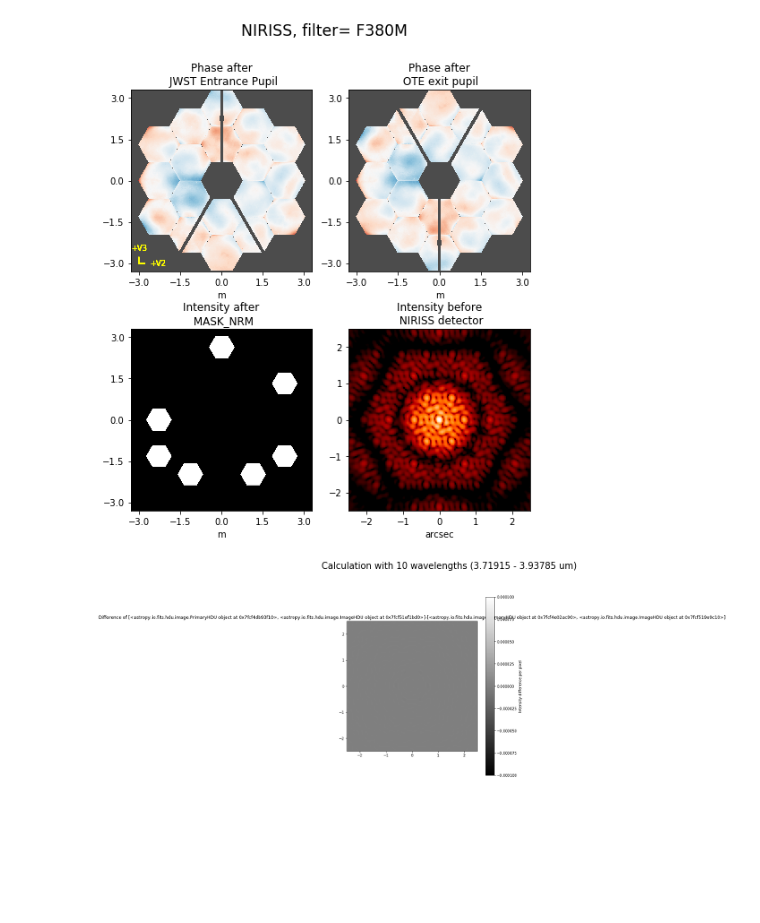
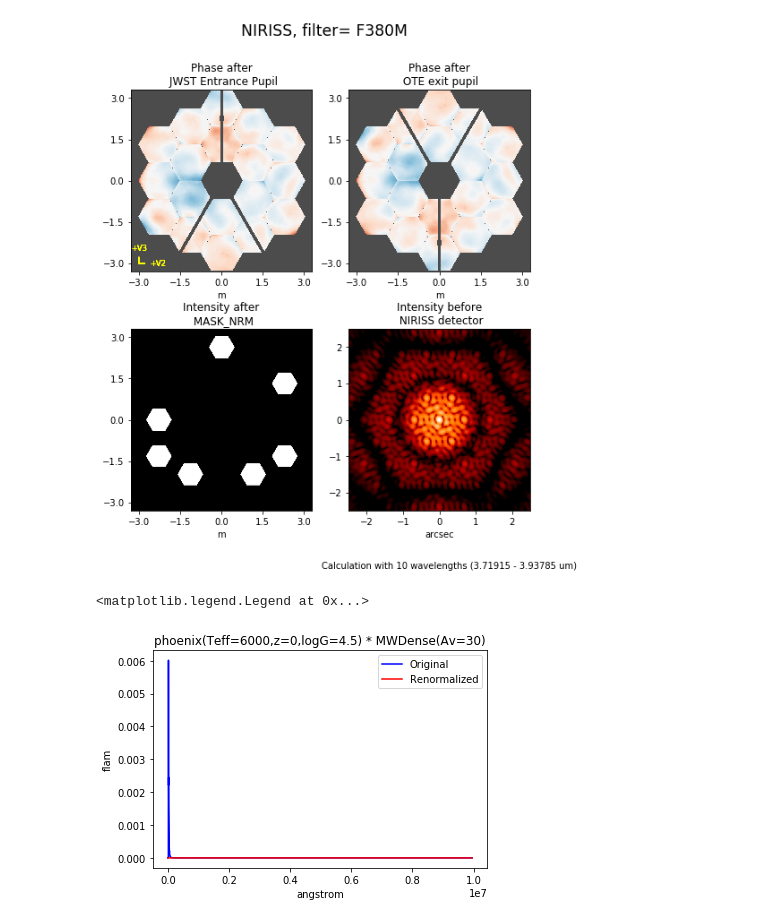
Before and after one commit to kevinlplam/jwst, a Jupyter notebook: Step 1 and 2.ipynb, the cells around one changed output. Saved outputs shown, nothing was run; the diff lists cells and outputs as text; code cells hidden in the pictures; blank space fills up the shorter version.

```diff
--- a/Step 1 and 2.ipynb
+++ b/Step 1 and 2.ipynb
@@ -51,7 +82,5 @@ bh=ni.calc_psf(source=flatsp,display=True)
 [figure]
 # %%
 #Display difference between PSFs
-plt.figure(figsize=(8,9))
-webbpsf.display_psf_difference(monochromatic,star)
+#plt.figure(figsize=(8,9))
+#webbpsf.display_psf_difference(monochromatic,star)
-# %% [output]
-[figure, removed]
@@ -57,0 +98,13 @@ webbpsf.display_psf_difference(monochromatic,star)
+# %%
+#Renormalization
+bp = S.Box(50000, 50000)
+flatsp_ext_n=flatsp_ext.renorm(10,'ABMag',bp)
+plt.plot(flatsp_ext.wave, flatsp_ext.flux, 'b', label='Original')
+plt.plot(flatsp_ext_n.wave, flatsp_ext_n.flux, 'r', label='Renormalized')
+plt.xlabel(flatsp_ext.waveunits)
+plt.ylabel(flatsp_ext.fluxunits)
+plt.title(flatsp_ext.name)
+plt.legend(loc='best')
+# %% [output]
+<matplotlib.legend.Legend at 0x...>
+[figure, added]
```
Also changed, not shown: parts of 15 cells of this notebook, 1 other file.
